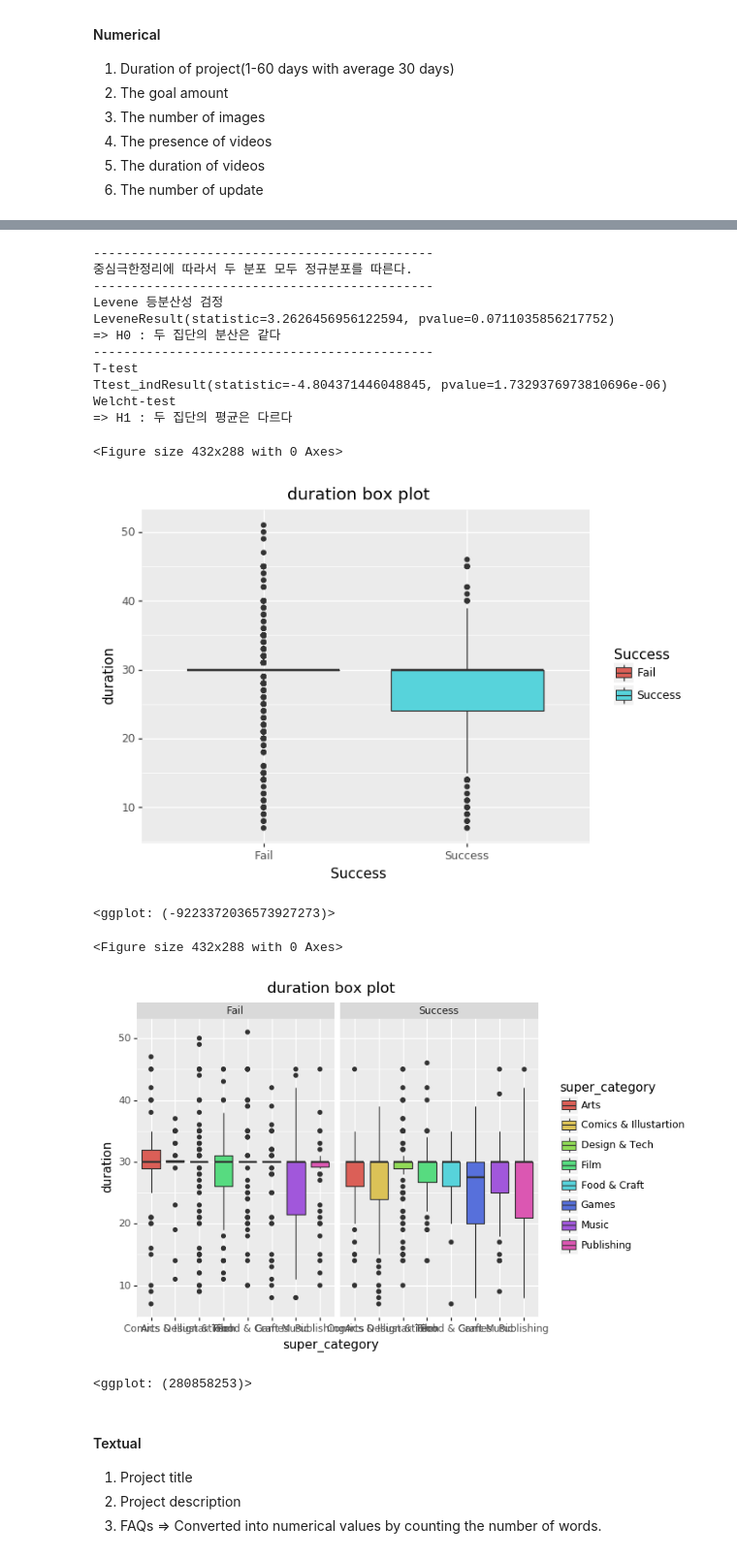
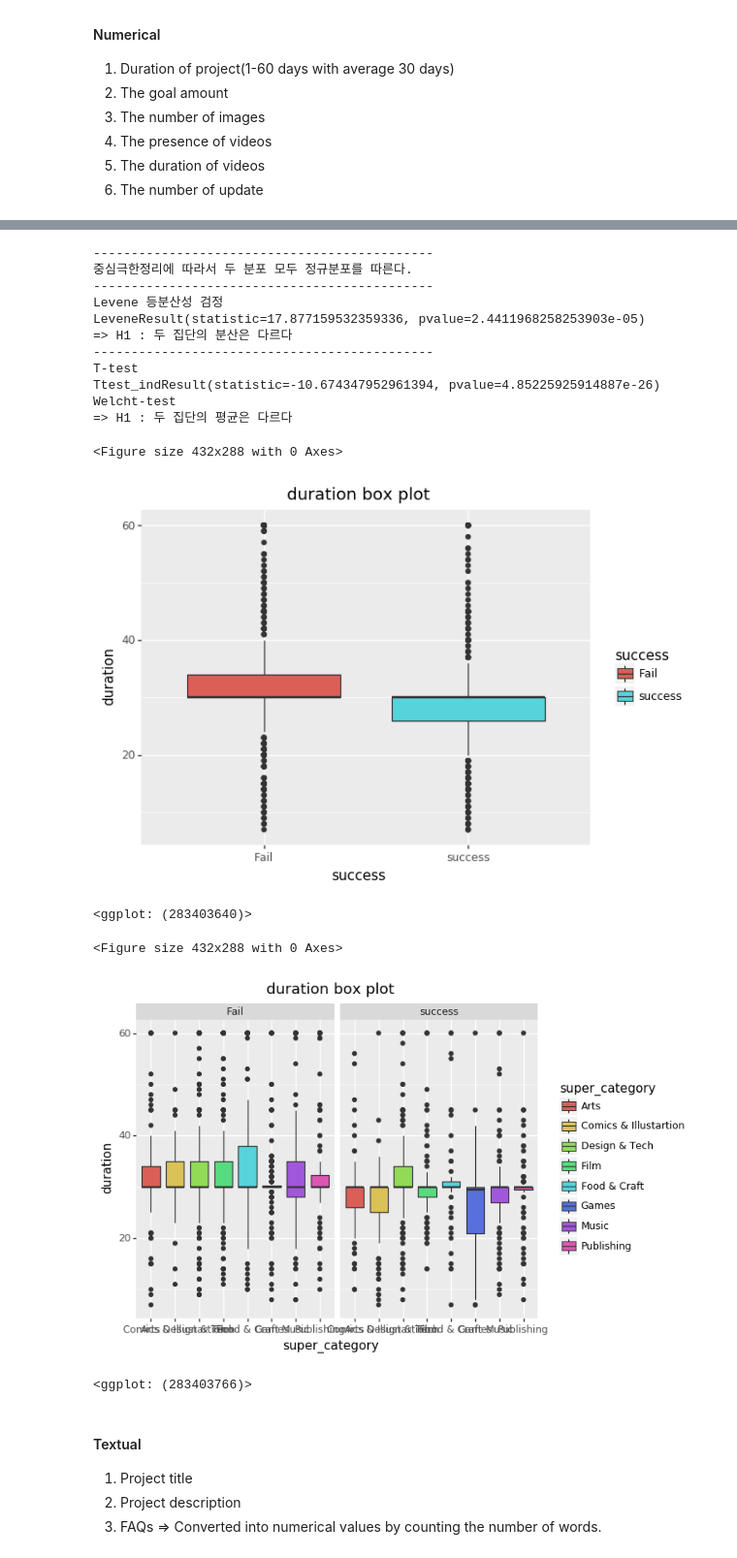
Before and after one commit to GreenD93/Kickstarter_Research, a Jupyter notebook: 4-1. Data_explore (Multiple variable).ipynb, the cells around one changed output, grey strips where cells are left out. Shown at 97% size. Cells and saved outputs as stored; diff of their text form; code cells hidden in the pictures.

```diff
--- a/4-1. Data_explore (Multiple variable).ipynb
+++ b/4-1. Data_explore (Multiple variable).ipynb
@@ -9,7 +9,7 @@ from datetime import datetime
 from Utilities import T_test
 plt.rcParams['figure.figsize'] = [20, 8]
 # %%
-df = pd.read_csv('./Data/analysis_data.csv',encoding='utf-16')
+df = pd.read_csv('./0803Data/analysis_data.csv',encoding='utf-16')
 # %% [markdown]
 ### 선행 연구에서 유의미하게 나타났던 Feature
 #### Numerical
@@ -62,4 +62,4 @@ Number of filtered value : 1180, Removed number of value : 135
 5 rows × 35 columns
 # %%
-df['Success'] = df['Success'].apply(lambda x : 'Success' if x == 1 else 'Fail')
+df['success'] = df['success'].apply(lambda x : 'success' if x == 1 else 'Fail')
 # %%
@@ -160,38 +160,38 @@ df.groupby(['Success'])['duration'].describe()
 # %%
-T_test.T_test(df,'Success','duration')
+T_test.T_test(df,'success','duration')
 # %% [output]
 ---------------------------------------------
 중심극한정리에 따라서 두 분포 모두 정규분포를 따른다.
 ---------------------------------------------
 Levene 등분산성 검정
-LeveneResult(statistic=3.2626456956122594, pvalue=0.0711035856217752)
-=> H0 : 두 집단의 분산은 같다
+LeveneResult(statistic=17.877159532359336, pvalue=2.4411968258253903e-05)
+=> H1 : 두 집단의 분산은 다르다
 ---------------------------------------------
 T-test
-Ttest_indResult(statistic=-4.804371446048845, pvalue=1.7329376973810696e-06)
+Ttest_indResult(statistic=-10.674347952961394, pvalue=4.85225925914887e-26)
 Welcht-test
 => H1 : 두 집단의 평균은 다르다
 # %%
 fig = plt.figure()
 # graph 객체 생성
-ggplot(df, aes(x='Success', y='duration')) \
-    + geom_boxplot(aes(fill='Success')) \
+ggplot(df, aes(x='success', y='duration')) \
+    + geom_boxplot(aes(fill='success')) \
     + ggtitle('duration box plot')
 # %% [output]
 <Figure size 432x288 with 0 Axes>
-[figure, old version]
+[figure, new version]
-<ggplot: (-9223372036573927273)>
+<ggplot: (283403640)>
 # %%
 fig = plt.figure()
 # graph 객체 생성
 ggplot(df, aes(x='super_category', y='duration')) \
     + geom_boxplot(aes(fill='super_category')) \
     + ggtitle('duration box plot') \
-    + facet_wrap('~Success')
+    + facet_wrap('~success')
 # %% [output]
 <Figure size 432x288 with 0 Axes>
-[figure, old version]
+[figure, new version]
-<ggplot: (280858253)>
+<ggplot: (283403766)>
 # %% [markdown]
 #### Textual
 1.	Project title
```
Also changed, not shown: parts of 37 cells of this notebook, 32 other files.
